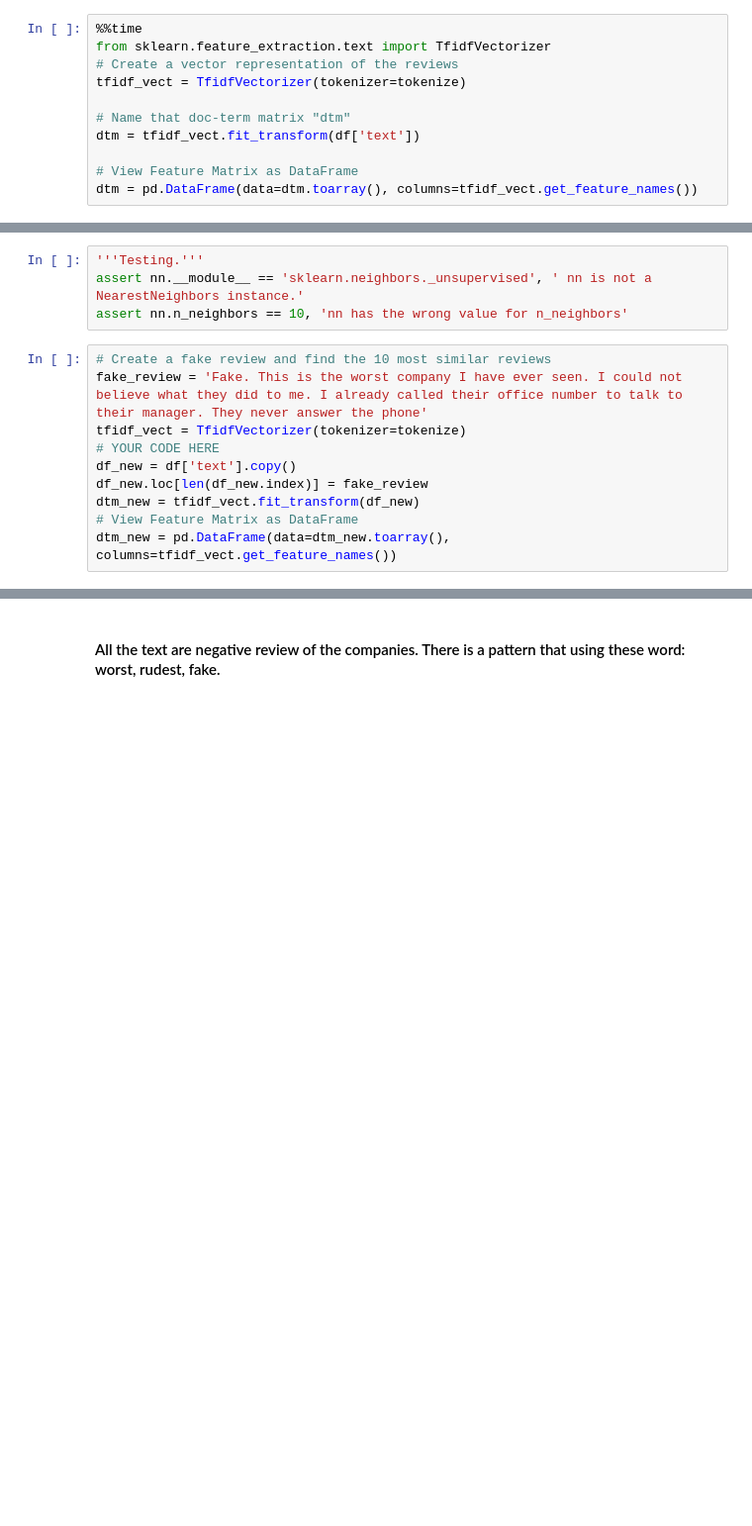
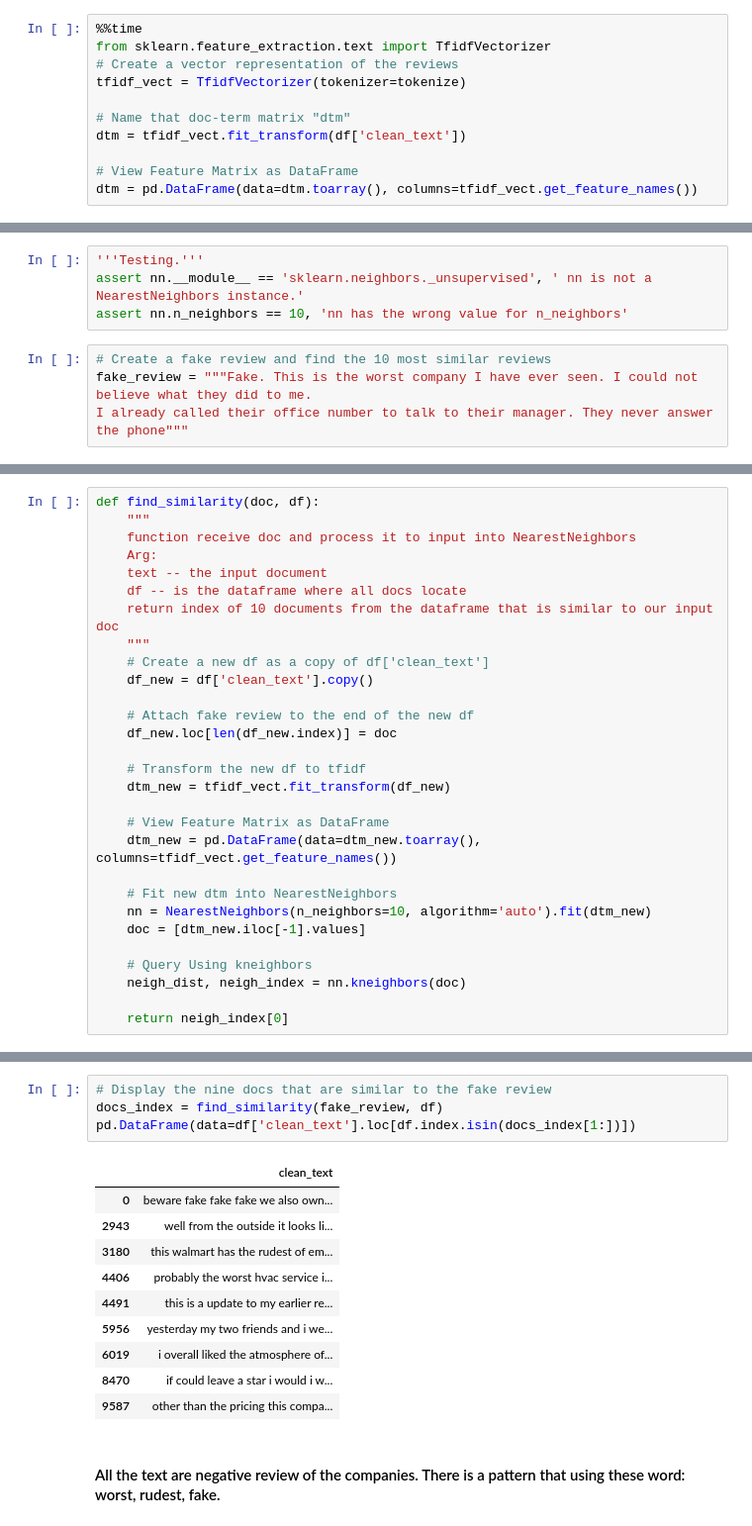
Before and after one commit to minh14496/DS-Unit-4-Sprint-1-NLP, a Jupyter notebook: sprint_challenge/LS_DS_415_Sprint_Challenge_1_AG_2.ipynb, the cells around one changed output, grey strips where cells are left out. Shown: that part at 99% size. Cells and saved outputs as stored; diff of their text form; blank space fills up the shorter version.

```diff
--- a/sprint_challenge/LS_DS_415_Sprint_Challenge_1_AG_2.ipynb
+++ b/sprint_challenge/LS_DS_415_Sprint_Challenge_1_AG_2.ipynb
@@ -119,7 +132,7 @@ from sklearn.feature_extraction.text import TfidfVectorizer
 tfidf_vect = TfidfVectorizer(tokenizer=tokenize)
 
 # Name that doc-term matrix "dtm"
-dtm = tfidf_vect.fit_transform(df['text'])
+dtm = tfidf_vect.fit_transform(df['clean_text'])
 
 # View Feature Matrix as DataFrame
 dtm = pd.DataFrame(data=dtm.toarray(), columns=tfidf_vect.get_feature_names())
@@ -144,11 +154,5 @@ assert nn.__module__ == 'sklearn.neighbors._unsupervised', ' nn is not a Nearest
 assert nn.n_neighbors == 10, 'nn has the wrong value for n_neighbors'
 # %%
 # Create a fake review and find the 10 most similar reviews
-fake_review = 'Fake. This is the worst company I have ever seen. I could not believe what they did to me. I already called their office number to talk to their manager. They never answer the phone'
-tfidf_vect = TfidfVectorizer(tokenizer=tokenize)
-# YOUR CODE HERE
-df_new = df['text'].copy()
-df_new.loc[len(df_new.index)] = fake_review
-dtm_new = tfidf_vect.fit_transform(df_new)
-# View Feature Matrix as DataFrame
-dtm_new = pd.DataFrame(data=dtm_new.toarray(), columns=tfidf_vect.get_feature_names())
+fake_review = """Fake. This is the worst company I have ever seen. I could not believe what they did to me.
+I already called their office number to talk to their manager. They never answer the phone"""
@@ -175,0 +159,29 @@ Name: text, dtype: object
+# %%
+def find_similarity(doc, df):
+    """
+    function receive doc and process it to input into NearestNeighbors
+    Arg:
+    text -- the input document
+    df -- is the dataframe where all docs locate
+    return index of 10 documents from the dataframe that is similar to our input doc
+    """
+    # Create a new df as a copy of df['clean_text']
+    df_new = df['clean_text'].copy()
+
+    # Attach fake review to the end of the new df
+    df_new.loc[len(df_new.index)] = doc
+
+    # Transform the new df to tfidf
+    dtm_new = tfidf_vect.fit_transform(df_new)
+
+    # View Feature Matrix as DataFrame
+    dtm_new = pd.DataFrame(data=dtm_new.toarray(), columns=tfidf_vect.get_feature_names())
+
+    # Fit new dtm into NearestNeighbors
+    nn = NearestNeighbors(n_neighbors=10, algorithm='auto').fit(dtm_new)
+    doc = [dtm_new.iloc[-1].values]
+
+    # Query Using kneighbors
+    neigh_dist, neigh_index = nn.kneighbors(doc)
+
+    return neigh_index[0]
@@ -176,3 +200,18 @@ Name: text, dtype: object
+# %%
+# Display the nine docs that are similar to the fake review
+docs_index = find_similarity(fake_review, df)
+pd.DataFrame(data=df['clean_text'].loc[df.index.isin(docs_index[1:])])
+# %% [output]
+|  | clean_text |
+| 0 | beware fake fake fake we also own... |
+| 2943 | well from the outside it looks li... |
+| 3180 | this walmart has the rudest of em... |
+| 4406 | probably the worst hvac service i... |
+| 4491 | this is a update to my earlier re... |
+| 5956 | yesterday my two friends and i we... |
+| 6019 | i overall liked the atmosphere of... |
+| 8470 | if could leave a star i would i w... |
+| 9587 | other than the pricing this compa... |
 # %% [markdown]
 #### All the text are negative review of the companies. There is a pattern that using these word: worst, rudest, fake.
 # %% [markdown]
```
Also changed, not shown: parts of 20 cells of this notebook.
